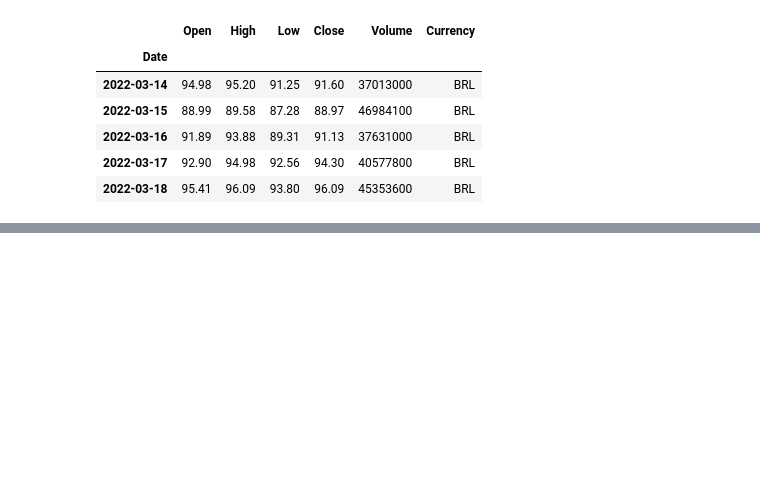
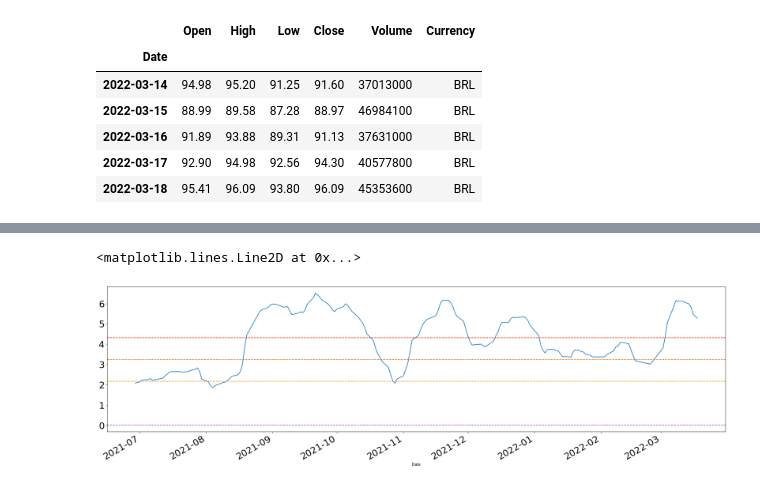
Before and after one commit to Edu-Moreira/Estudos-de-Python, a Jupyter notebook: Strock_Analytics_.ipynb, the cells around one changed output, grey strips where cells are left out. Drawn from its saved outputs; the diff is of its cells as text; code cells hidden in the pictures; blank space fills up the shorter version.

```diff
--- a/Strock_Analytics_.ipynb
+++ b/Strock_Analytics_.ipynb
@@ -49,0 +71,28 @@ stock.tail()
+# %%
+#Calculo da Volatilidade com desvio padrão do perido t
+t = 30
+stock['Vol'] =stock['Close'].rolling(t).std()
+
+#Calculo das bandas de média + n*desvio-padrão
+stockstd1 = stock['Vol'].mean()+stock['Vol'].std()
+stockstd2= stock['Vol'].mean()+stock['Vol'].std()*2
+stockstd3= stock['Vol'].mean()+stock['Vol'].std()*3
+
+
+stockstd01 = stock['Vol'].mean()-stock['Vol'].std()
+stockstd02= stock['Vol'].mean()-stock['Vol'].std()*2
+stockstd03= stock['Vol'].mean()-stock['Vol'].std()*3
+
+#plotando janela temporal
+stock[-180:]['Vol'].plot(figsize = (30,8),color='#006bba')
+plt.xticks(fontsize=25)
+plt.yticks(fontsize=25)
+
+plt.axhline(stockstd01, color='#a54bfa', linestyle='dashed')
+
+plt.axhline(stockstd1, color='#f29400', linestyle='dashed')
+plt.axhline(stockstd2, color='#f26c00', linestyle='dashed')
+plt.axhline(stockstd3, color='#f22c00', linestyle='dashed')
+# %% [output]
+<matplotlib.lines.Line2D at 0x...>
+[figure, added]
```
Also changed, not shown: parts of 6 cells of this notebook.
